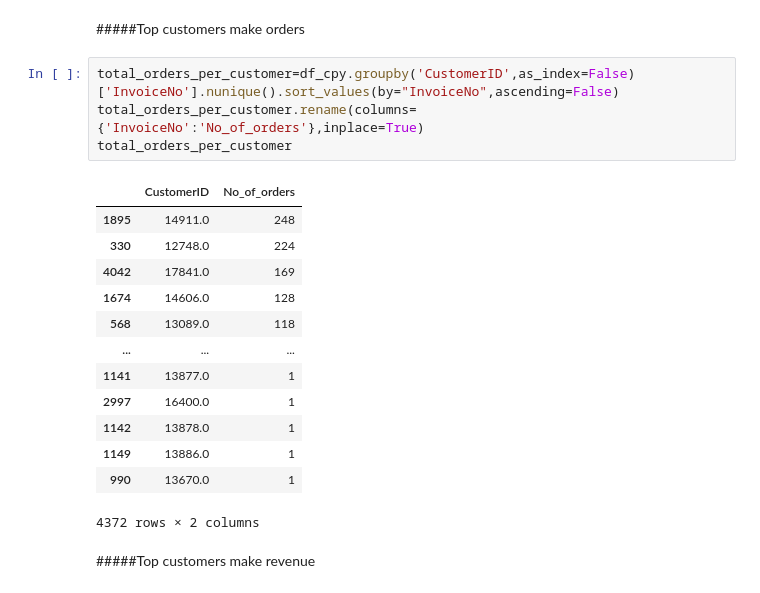
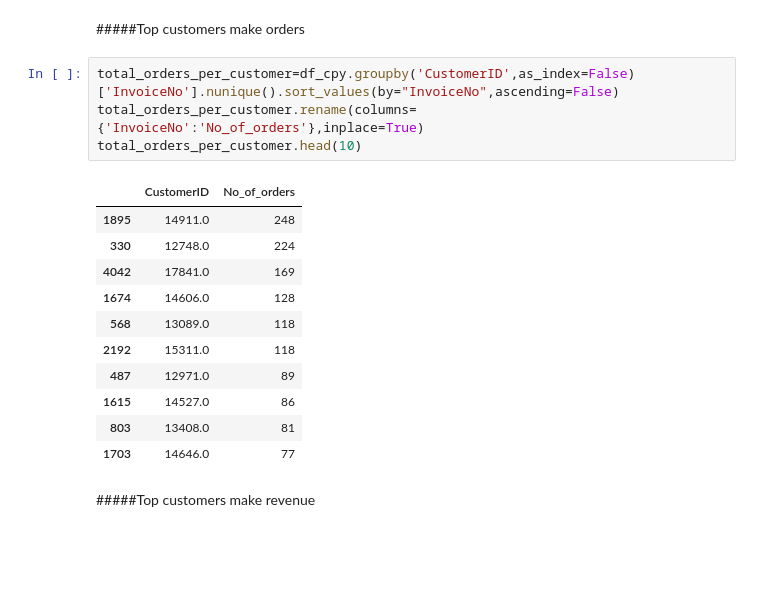
Before and after one commit to IslamMohamedElzohery/Online_retail_analysis, a Jupyter notebook: Online__Retail_analysis.ipynb, the cells around one changed output. Cells and saved outputs as stored; diff of their text form; blank space fills up the shorter version.

```diff
--- a/Online__Retail_analysis.ipynb
+++ b/Online__Retail_analysis.ipynb
@@ -215,21 +223,19 @@ so with grouping with hour and count unique invoice we've found that's the most
 # %%
 total_orders_per_customer=df_cpy.groupby('CustomerID',as_index=False)['InvoiceNo'].nunique().sort_values(by="InvoiceNo",ascending=False)
 total_orders_per_customer.rename(columns={'InvoiceNo':'No_of_orders'},inplace=True)
-total_orders_per_customer
+total_orders_per_customer.head(10)
 # %% [output]
 |  | CustomerID | No_of_orders |
 | 1895 | 14911.0 | 248 |
 | 330 | 12748.0 | 224 |
 | 4042 | 17841.0 | 169 |
 | 1674 | 14606.0 | 128 |
 | 568 | 13089.0 | 118 |
-| ... | ... | ... |
-| 1141 | 13877.0 | 1 |
-| 2997 | 16400.0 | 1 |
-| 1142 | 13878.0 | 1 |
-| 1149 | 13886.0 | 1 |
-| 990 | 13670.0 | 1 |
+| 2192 | 15311.0 | 118 |
+| 487 | 12971.0 | 89 |
+| 1615 | 14527.0 | 86 |
+| 803 | 13408.0 | 81 |
+| 1703 | 14646.0 | 77 |
-4372 rows × 2 columns
 # %% [markdown]
 #####Top customers make revenue
 # %%
```
Also changed, not shown: parts of 5 cells of this notebook.
